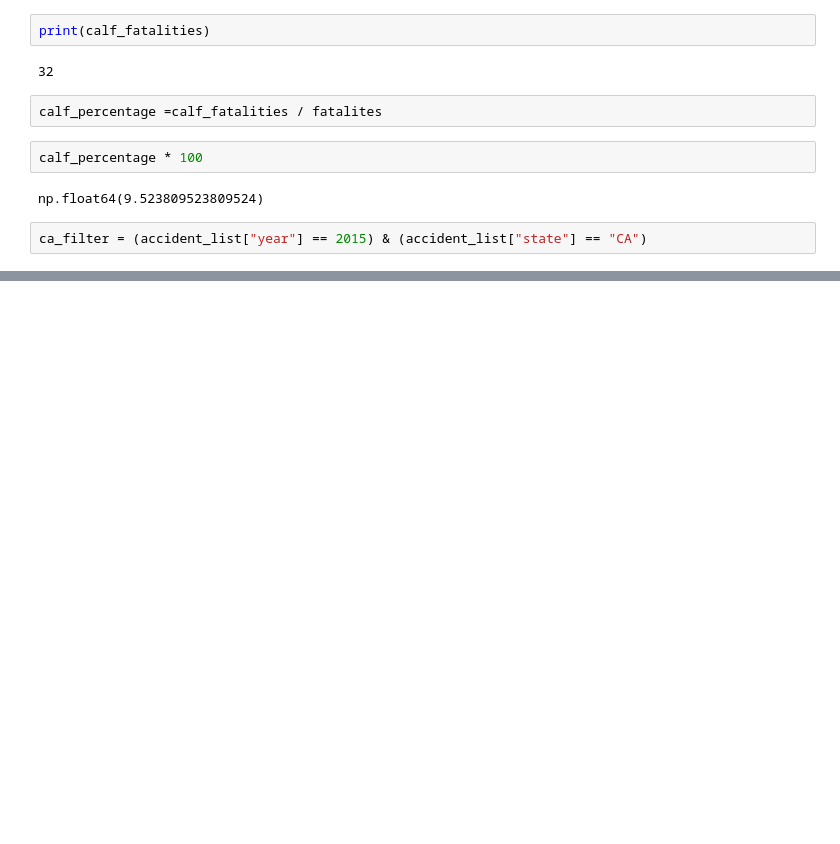
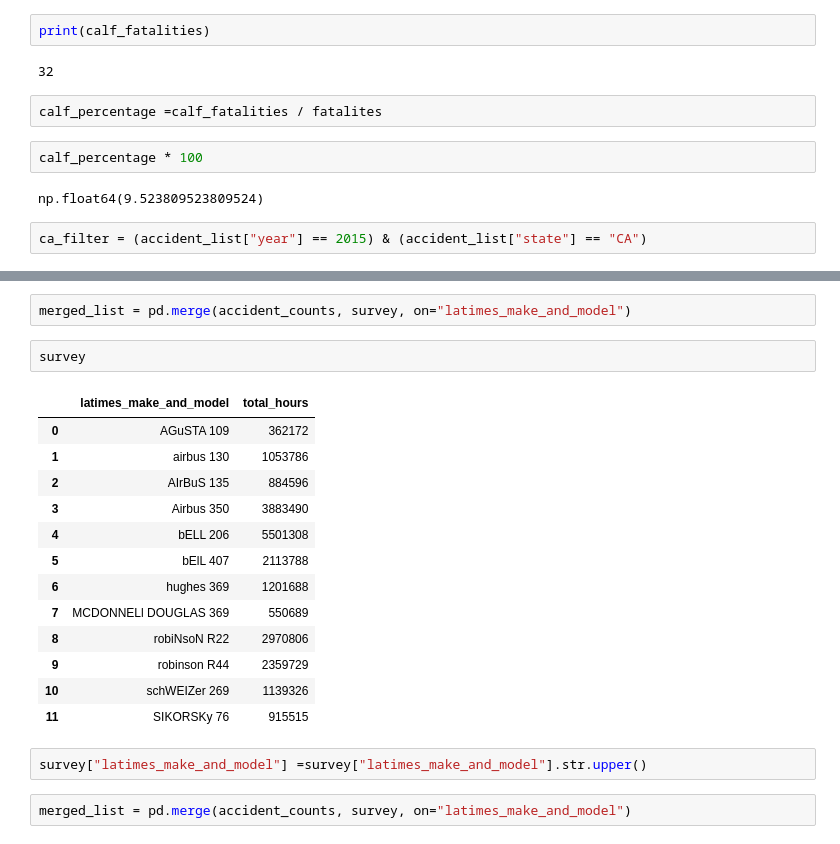
Before and after one commit to cnpeters-58/first-python-notebook, a Jupyter notebook: first_python_nb.ipynb, the cells around one changed output, grey strips where cells are left out. Cells and saved outputs as stored; diff of their text form; blank space fills up the shorter version.

```diff
--- a/first_python_nb.ipynb
+++ b/first_python_nb.ipynb
@@ -522,0 +630,22 @@ accident_list[ca_filter]
+# %%
+merged_list = pd.merge(accident_counts, survey, on="latimes_make_and_model")
+# %%
+survey
+# %% [output]
+|  | latimes_make_and_model | total_hours |
+| 0 | AGuSTA 109 | 362172 |
+| 1 | airbus 130 | 1053786 |
+| 2 | AIrBuS 135 | 884596 |
+| 3 | Airbus 350 | 3883490 |
+| 4 | bELL 206 | 5501308 |
+| 5 | bElL 407 | 2113788 |
+| 6 | hughes 369 | 1201688 |
+| 7 | MCDONNELl DOUGLAS 369 | 550689 |
+| 8 | robiNsoN R22 | 2970806 |
+| 9 | robinson R44 | 2359729 |
+| 10 | schWEIZer 269 | 1139326 |
+| 11 | SIKORSKy 76 | 915515 |
+# %%
+survey["latimes_make_and_model"] =survey["latimes_make_and_model"].str.upper()
+# %%
+merged_list = pd.merge(accident_counts, survey, on="latimes_make_and_model")
```
Also changed, not shown: parts of 23 cells of this notebook.
